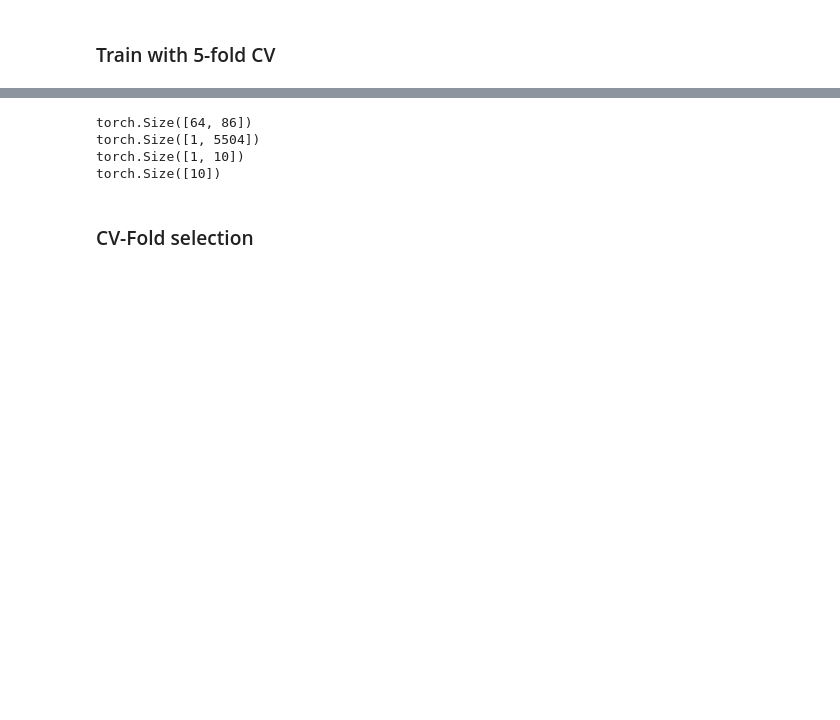
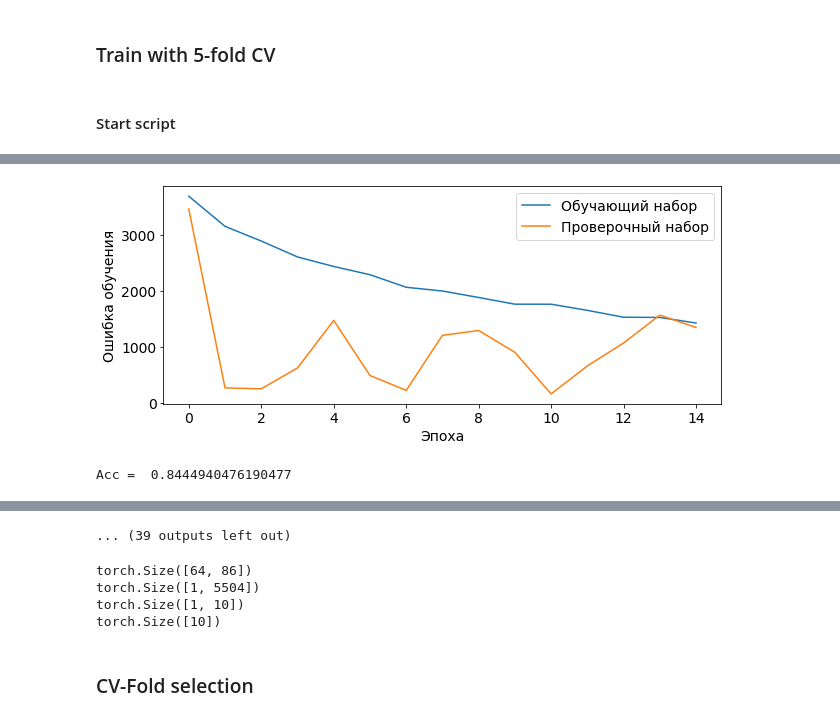
Before and after one commit to Elena-Apo/diploma, a Jupyter notebook: pytorch/cnn_ALS_classifier.ipynb, the cells around one changed output, grey strips where cells are left out. Drawn from its saved outputs; the diff is of its cells as text; code cells hidden in the pictures; blank space fills up the shorter version.

```diff
--- a/pytorch/cnn_ALS_classifier.ipynb
+++ b/pytorch/cnn_ALS_classifier.ipynb
@@ -236,7 +233,7 @@ class ALS_FFNN(nn.Module):
         config = json.load(file)
         self.n_mel = config['data']['n_mel_channels']
         self.frames_in_segment = config['data']['supra_frame_length']
-        self.drop1 = nn.Dropout(p=0.25)
+        self.drop1 = nn.Dropout(p=0.5)
         self.fc = nn.Linear(self.n_mel*self.frames_in_segment,1)
         nn.init.xavier_uniform_(self.fc.weight, gain=1.0,)
 
@@ -353,7 +376,7 @@ plt.plot(test_score)
 # %% [markdown]
 ### Train with 5-fold CV
 # %%
-def crossvalid(dataset=None, model = None, train = None, k_fold=5):
+def crossvalid(dataset=None, model = None, train = None, optimizer = None, n_epochs = 20, k_fold=5):
 
     total_size = len(dataset)
     y_pred = np.ndarray(total_size)
@@ -367,12 +390,10 @@ def crossvalid(dataset=None, model = None, train = None, k_fold=5):
         val_set = torch.utils.data.dataset.Subset(dataset,inds_val)
         test_set = torch.utils.data.dataset.Subset(dataset,inds_test)
 
-        train_loader = torch.utils.data.DataLoader(train_set, batch_size=50,
-                                          shuffle=True)  # num_workers=2
-        val_loader = torch.utils.data.DataLoader(val_set, batch_size=1,
-                                          shuffle=False)
-        test_loader = torch.utils.data.DataLoader(test_set, batch_size=1,
-                                          shuffle=False)    # num_workers=2
+        train_loader = torch.utils.data.DataLoader(train_set, batch_size=50,shuffle=True)  # num_workers=2
+        val_loader = torch.utils.data.DataLoader(val_set, batch_size=1, shuffle=False)
+        test_loader = torch.utils.data.DataLoader(test_set, batch_size=1, shuffle=False)    # num_workers=2
+
         with torch.no_grad():
             for layer in model.children():
                 if hasattr(layer, 'reset_parameters'):
@@ -380,13 +401,10 @@ def crossvalid(dataset=None, model = None, train = None, k_fold=5):
 
         model.train()
 
-        # optimizer = optim.SGD(ALS_cnn.parameters(), lr=1e-3, momentum=0.10)
-        optimizer = optim.Adam(model.parameters(),lr=5e-4, weight_decay=1e-2) # weight_decay is L2 regularization
-
         loss_fn = nn.BCEWithLogitsLoss()
 
         train(
-            n_epochs=50,
+            n_epochs=n_epochs,
             optimizer=optimizer,
             model=model,
             loss_fn=loss_fn,
@@ -436,6 +454,8 @@ def crossvalid(dataset=None, model = None, train = None, k_fold=5):
     return acc_sk
 
 # https://stackoverflow.com/questions/60883696/k-fold-cross-validation-using-dataloaders-in-pytorch
+# %% [markdown]
+#### Start script
 # %%
 dir_HC = '../wav'+ os.sep + 'HC' + os.sep
 dir_ALS = '../wav' + os.sep + 'ALS' + os.sep
@@ -443,5 +463,8 @@ dir_ALS = '../wav' + os.sep + 'ALS' + os.sep
 DataSet_ALS = ALSDataset(dir_HC, dir_ALS)
 ALS_ffnn = ALS_FFNN()
 
-crossvalid(dataset=DataSet_ALS, model = ALS_ffnn, train = training_loop, k_fold=5)
+# optimizer = optim.SGD(ALS_cnn.parameters(), lr=1e-3, momentum=0.10)
+optimizer = optim.Adam(ALS_ffnn.parameters(),lr=2e-5, weight_decay=2e-1) # weight_decay is L2 regularization
+
+crossvalid(dataset=DataSet_ALS, model = ALS_ffnn, train = training_loop, optimizer = optimizer, n_epochs=15, k_fold=5)
 # %% [output]
@@ -465,0 +479,2 @@ Spec = 0.61
+[figure, added]
+Acc =  0.8444940476190477
@@ -466,3 +483,4 @@ Spec = 0.61
+... (39 outputs left out)
 # %%
 # Test 1
 test_img = torch.rand(64,86)
```
Also changed, not shown: parts of 6 cells of this notebook, 1 other file.
